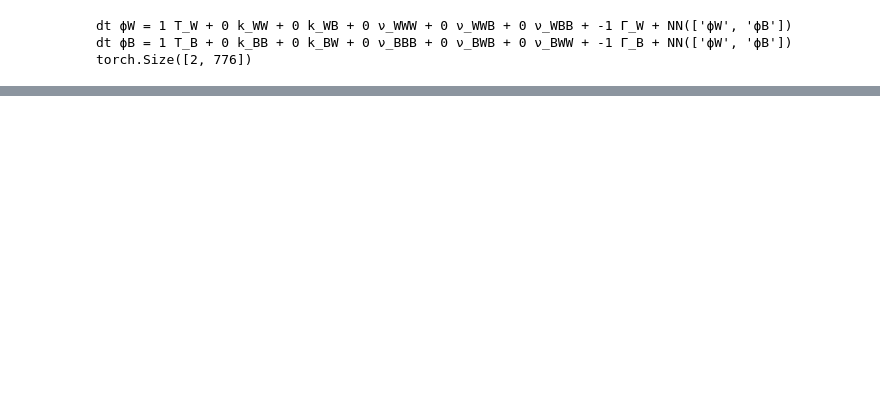
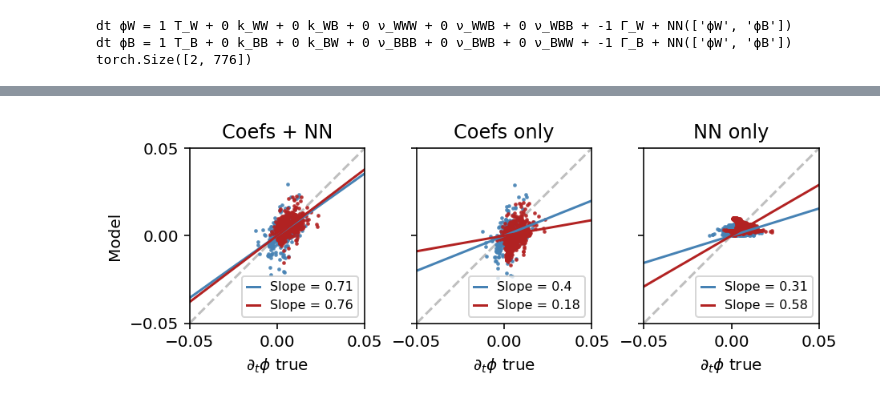
Before and after one commit to jcolen/sociohydro, a Jupyter notebook: param_inference/HybridInferenceTesting.ipynb, the cells around one changed output, grey strips where cells are left out. Drawn from its saved outputs; the diff is of its cells as text; code cells hidden in the pictures; blank space fills up the shorter version.

```diff
--- a/param_inference/HybridInferenceTesting.ipynb
+++ b/param_inference/HybridInferenceTesting.ipynb
@@ -97,0 +200,39 @@ torch.Size([2, 776])
+# %%
+from sklearn.linear_model import LinearRegression
+
+def scatter_plot(ax, x, y, title='', s=2, alpha=0.8, lim=0.05):
+    # Scatterplot
+    ax.scatter(x[0], y[0], color='steelblue', s=s, alpha=alpha)
+    ax.scatter(x[1], y[1], color='firebrick', s=s, alpha=alpha)
+
+    # Linear fits
+    xx = np.linspace(-lim, lim, 2)
+    fitter = LinearRegression(fit_intercept=False)
+
+    fitter.fit(x[0,:,None], y[0,:,None])
+    yy = fitter.predict(xx[:,None])
+    ax.plot(xx, yy, color='steelblue', label=f'Slope = {fitter.coef_[0,0]:.2g}')
+
+    fitter.fit(x[1,:,None], y[1,:,None])
+    yy = fitter.predict(xx[:,None])
+    ax.plot(xx, yy, color='firebrick', label=f'Slope = {fitter.coef_[0,0]:.2g}')
+
+    # Formatting and legend
+    ticks = [-lim, 0, lim]
+    ax.set(
+        xlim=[-lim, lim], xticks=ticks, xlabel=r'$\partial_t \phi$ true',
+        ylim=[-lim, lim], yticks=ticks,
+        title=title, aspect=1
+    )
+    ax.plot(ticks, ticks, color='gray', alpha=0.5, linestyle='--', zorder=-10)
+    ax.legend(loc='lower right', handlelength=1, fontsize=8)
+
+fig, ax = plt.subplots(1, 3, dpi=144, sharex=True, sharey=True, constrained_layout=True)
+
+scatter_plot(ax[0], targets, outputs, 'Coefs + NN')
+ax[0].set_ylabel('Model')
+
+scatter_plot(ax[1], targets, feature_terms, 'Coefs only')
+scatter_plot(ax[2], targets, growth, 'NN only')
+# %% [output]
+[figure, added]
```
Also changed, not shown: parts of 8 cells of this notebook, 6 other files.
